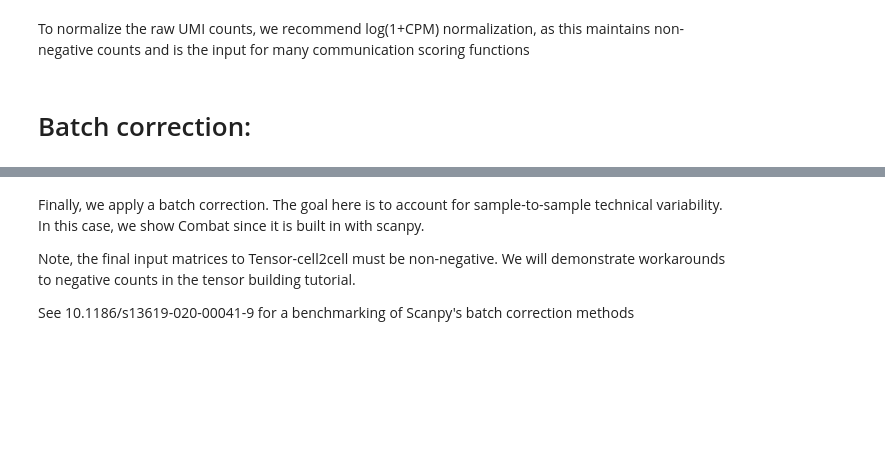
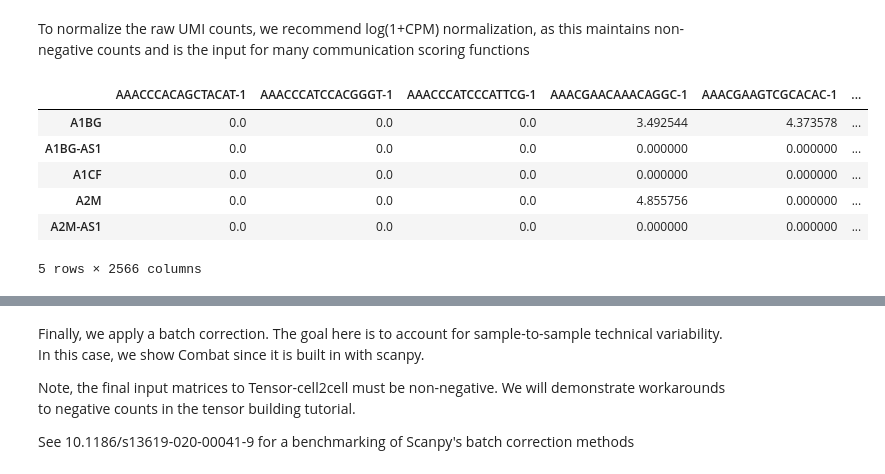
Before and after one commit to saezlab/ccc_protocols, a Jupyter notebook: notebooks/ccc_python/01_preprocess_expression.ipynb, the cells around one changed output, grey strips where cells are left out. Saved outputs shown, nothing was run; the diff lists cells and outputs as text; code cells hidden in the pictures; blank space fills up the shorter version.

```diff
--- a/notebooks/ccc_python/01_preprocess_expression.ipynb
+++ b/notebooks/ccc_python/01_preprocess_expression.ipynb
@@ -56,8 +56,21 @@ AnnData object with n_obs × n_vars = 2566 × 16566
 # %% [markdown]
 To normalize the raw UMI counts, we recommend log(1+CPM) normalization, as this maintains non-negative counts and is the input for many communication scoring functions
 # %%
-for adata in balf_samples.values():
-    sc.pp.normalize_total(adata, target_sum=1e6) # CPM normalize
-    sc.pp.log1p(adata) # logarithmize
+balf_samples_norm = dict()
+for sample, adata in balf_samples.items():
+    adata_norm = adata.copy()
+    sc.pp.normalize_total(adata_norm, target_sum=1e6) # CPM normalize
+    sc.pp.log1p(adata_norm) # logarithmize
+
+    balf_samples_norm[sample] = adata_norm
-# %% [markdown]
-# Batch correction:
+# %%
+ordered_genes = sorted(balf_samples_norm['C100'].to_df().T.index)
+balf_samples_norm['C100'].to_df().T.loc[ordered_genes,:].head()
+# %% [output]
+|  | AAACCCACAGCTACAT-1 | AAACCCATCCACGGGT-1 | AAACCCATCCCATTCG-1 | AAACGAACAAACAGGC-1 | AAACGAAGTCGCACAC-1 | ... |
+| A1BG | 0.0 | 0.0 | 0.0 | 3.492544 | 4.373578 | ... |
+| A1BG-AS1 | 0.0 | 0.0 | 0.0 | 0.000000 | 0.000000 | ... |
+| A1CF | 0.0 | 0.0 | 0.0 | 0.000000 | 0.000000 | ... |
+| A2M | 0.0 | 0.0 | 0.0 | 4.855756 | 0.000000 | ... |
+| A2M-AS1 | 0.0 | 0.0 | 0.0 | 0.000000 | 0.000000 | ... |
+5 rows × 2566 columns
```
Also changed, not shown: parts of 10 cells of this notebook.
